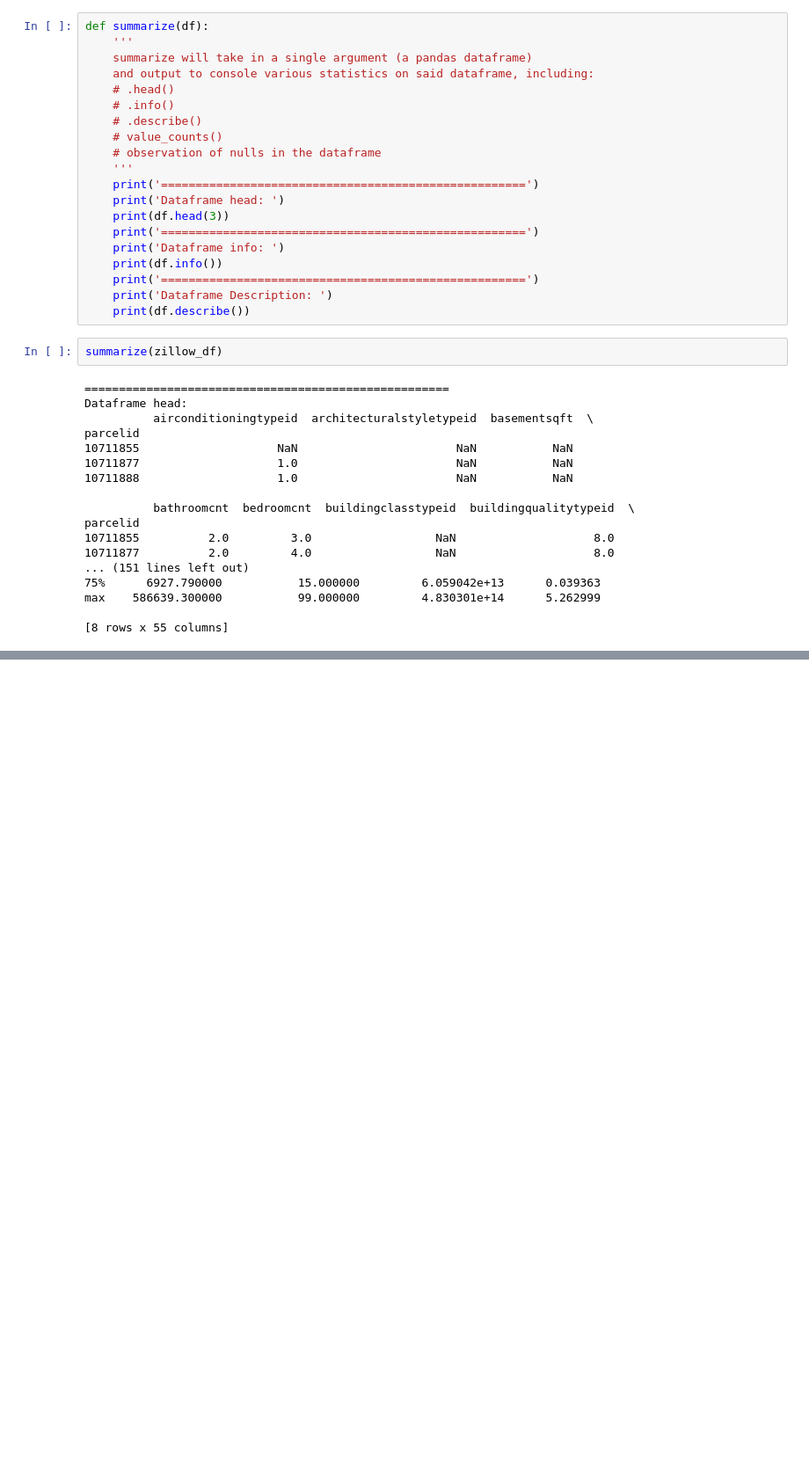
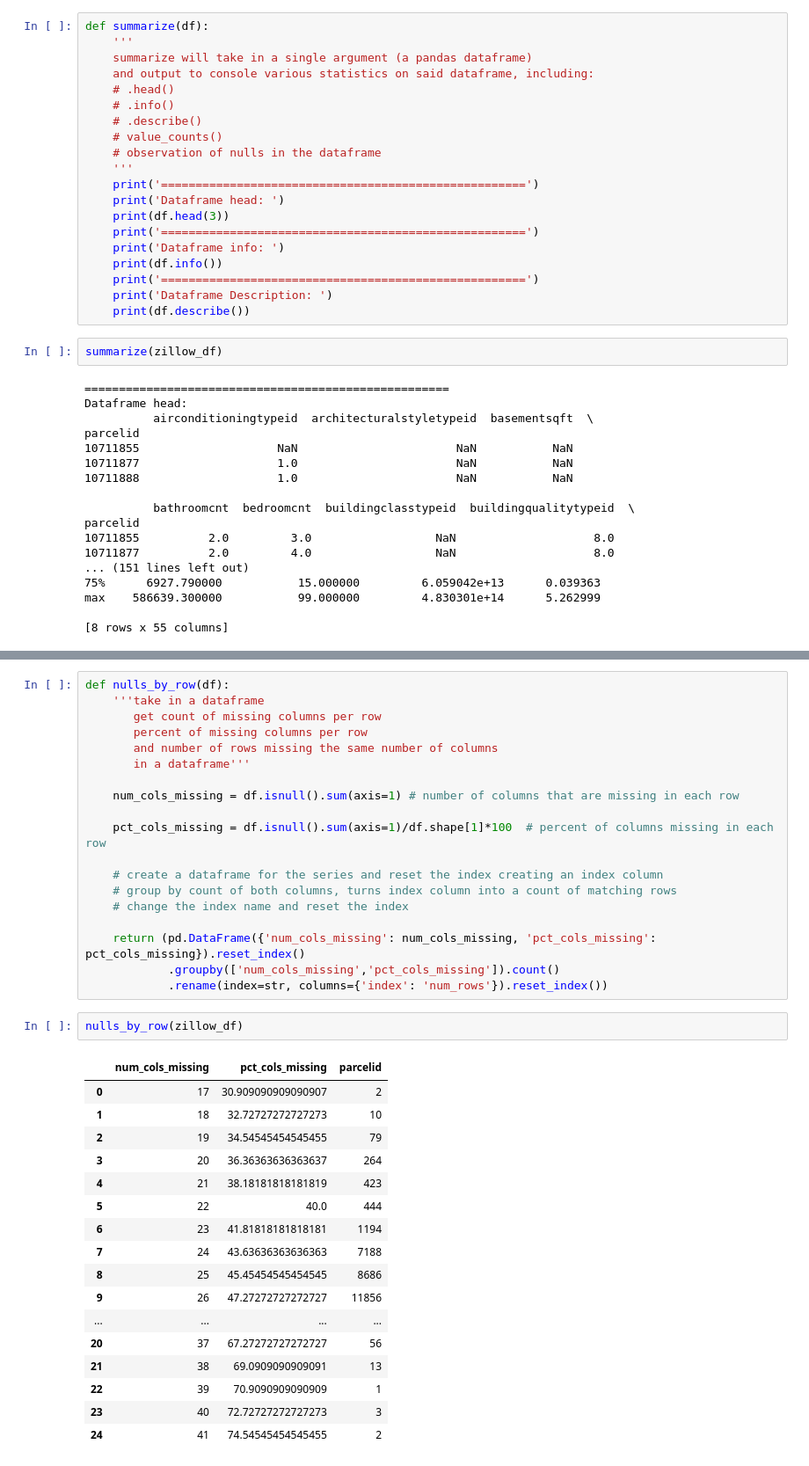
Before and after one commit to ForrestMccrosky/clustering-exercises, a Jupyter notebook: wrangle_zillow.ipynb, the cells around one changed output, grey strips where cells are left out. Shown at 88% size. Drawn from its saved outputs; the diff is of its cells as text; blank space fills up the shorter version.

```diff
--- a/wrangle_zillow.ipynb
+++ b/wrangle_zillow.ipynb
@@ -229,0 +268,39 @@ There are 44 columns that have missing values.
+# %%
+def nulls_by_row(df):
+    '''take in a dataframe
+       get count of missing columns per row
+       percent of missing columns per row
+       and number of rows missing the same number of columns
+       in a dataframe'''
+
+    num_cols_missing = df.isnull().sum(axis=1) # number of columns that are missing in each row
+
+    pct_cols_missing = df.isnull().sum(axis=1)/df.shape[1]*100  # percent of columns missing in each row
+
+    # create a dataframe for the series and reset the index creating an index column
+    # group by count of both columns, turns index column into a count of matching rows
+    # change the index name and reset the index
+
+    return (pd.DataFrame({'num_cols_missing': num_cols_missing, 'pct_cols_missing': pct_cols_missing}).reset_index()
+            .groupby(['num_cols_missing','pct_cols_missing']).count()
+            .rename(index=str, columns={'index': 'num_rows'}).reset_index())
+# %%
+nulls_by_row(zillow_df)
+# %% [output]
+|  | num_cols_missing | pct_cols_missing | parcelid |
+| 0 | 17 | 30.909090909090907 | 2 |
+| 1 | 18 | 32.72727272727273 | 10 |
+| 2 | 19 | 34.54545454545455 | 79 |
+| 3 | 20 | 36.36363636363637 | 264 |
+| 4 | 21 | 38.18181818181819 | 423 |
+| 5 | 22 | 40.0 | 444 |
+| 6 | 23 | 41.81818181818181 | 1194 |
+| 7 | 24 | 43.63636363636363 | 7188 |
+| 8 | 25 | 45.45454545454545 | 8686 |
+| 9 | 26 | 47.27272727272727 | 11856 |
+| ... | ... | ... | ... |
+| 20 | 37 | 67.27272727272727 | 56 |
+| 21 | 38 | 69.0909090909091 | 13 |
+| 22 | 39 | 70.9090909090909 | 1 |
+| 23 | 40 | 72.72727272727273 | 3 |
+| 24 | 41 | 74.54545454545455 | 2 |
```
Also changed, not shown: parts of 33 cells of this notebook, 1 other file.
